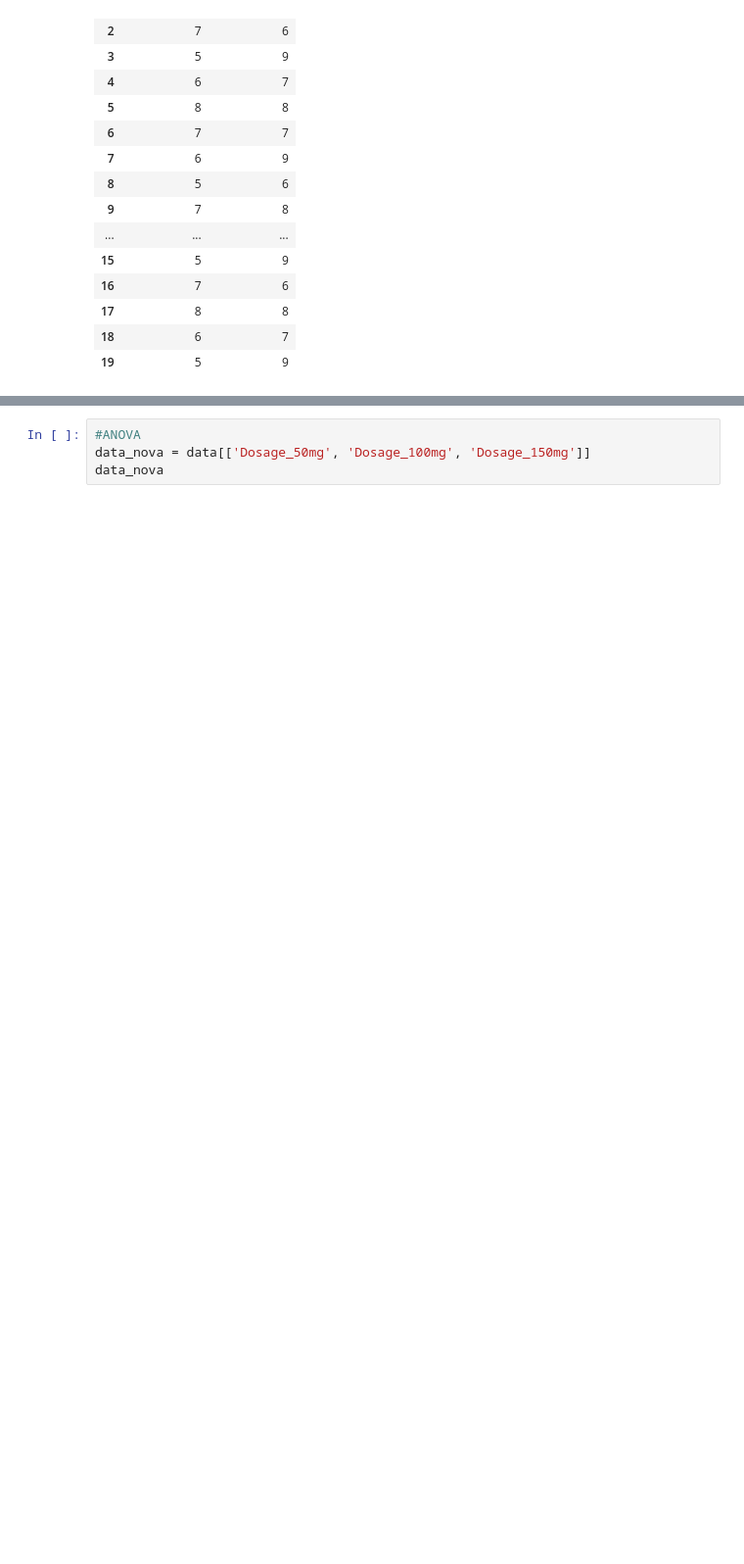
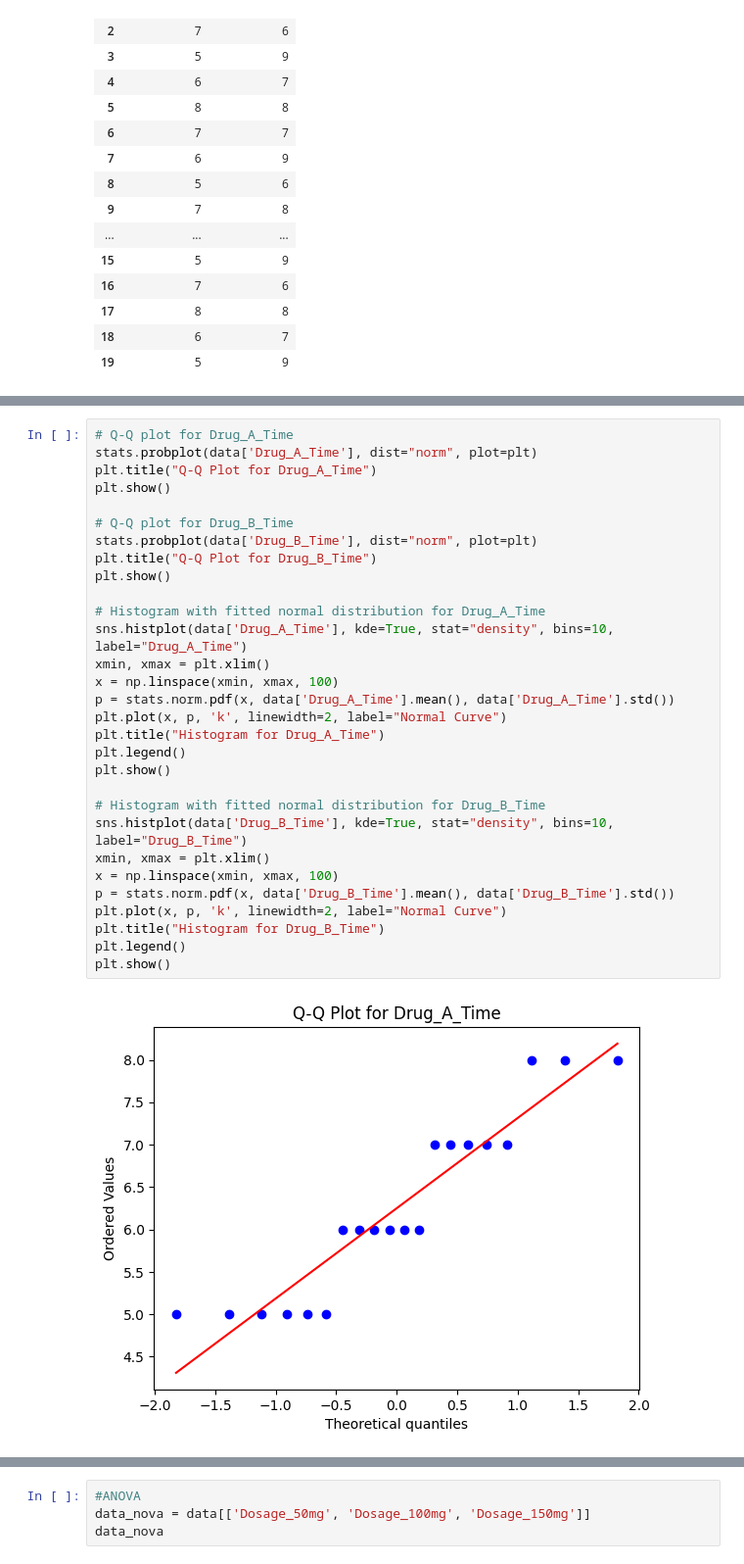
Before and after one commit to amr-salah92/Healthcare-Drug-Efficacy, a Jupyter notebook: Healthcare Drug Efficacy.ipynb, the cells around one changed output, grey strips where cells are left out. Shown at 98% size. Saved outputs shown, nothing was run; the diff lists cells and outputs as text; blank space fills up the shorter version.

```diff
--- a/Healthcare Drug Efficacy.ipynb
+++ b/Healthcare Drug Efficacy.ipynb
@@ -77,0 +81,32 @@ np.float64(-3.576706401881341)
+# %%
+# Q-Q plot for Drug_A_Time
+stats.probplot(data['Drug_A_Time'], dist="norm", plot=plt)
+plt.title("Q-Q Plot for Drug_A_Time")
+plt.show()
+
+# Q-Q plot for Drug_B_Time
+stats.probplot(data['Drug_B_Time'], dist="norm", plot=plt)
+plt.title("Q-Q Plot for Drug_B_Time")
+plt.show()
+
+# Histogram with fitted normal distribution for Drug_A_Time
+sns.histplot(data['Drug_A_Time'], kde=True, stat="density", bins=10, label="Drug_A_Time")
+xmin, xmax = plt.xlim()
+x = np.linspace(xmin, xmax, 100)
+p = stats.norm.pdf(x, data['Drug_A_Time'].mean(), data['Drug_A_Time'].std())
+plt.plot(x, p, 'k', linewidth=2, label="Normal Curve")
+plt.title("Histogram for Drug_A_Time")
+plt.legend()
+plt.show()
+
+# Histogram with fitted normal distribution for Drug_B_Time
+sns.histplot(data['Drug_B_Time'], kde=True, stat="density", bins=10, label="Drug_B_Time")
+xmin, xmax = plt.xlim()
+x = np.linspace(xmin, xmax, 100)
+p = stats.norm.pdf(x, data['Drug_B_Time'].mean(), data['Drug_B_Time'].std())
+plt.plot(x, p, 'k', linewidth=2, label="Normal Curve")
+plt.title("Histogram for Drug_B_Time")
+plt.legend()
+plt.show()
+# %% [output]
+[figure, added]
```
Also changed, not shown: parts of 10 cells of this notebook.
